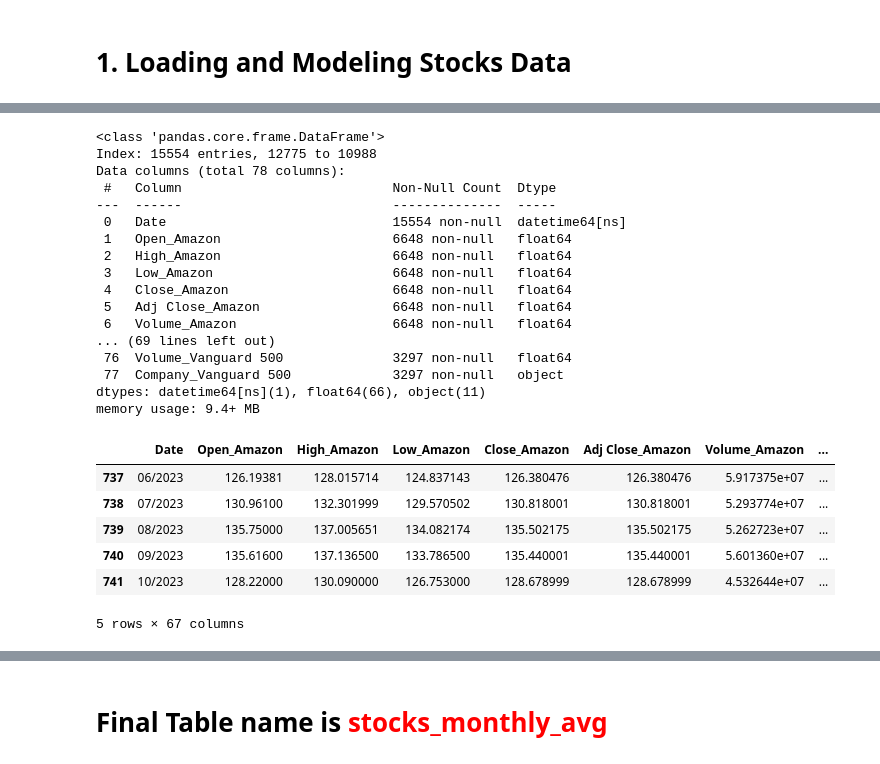
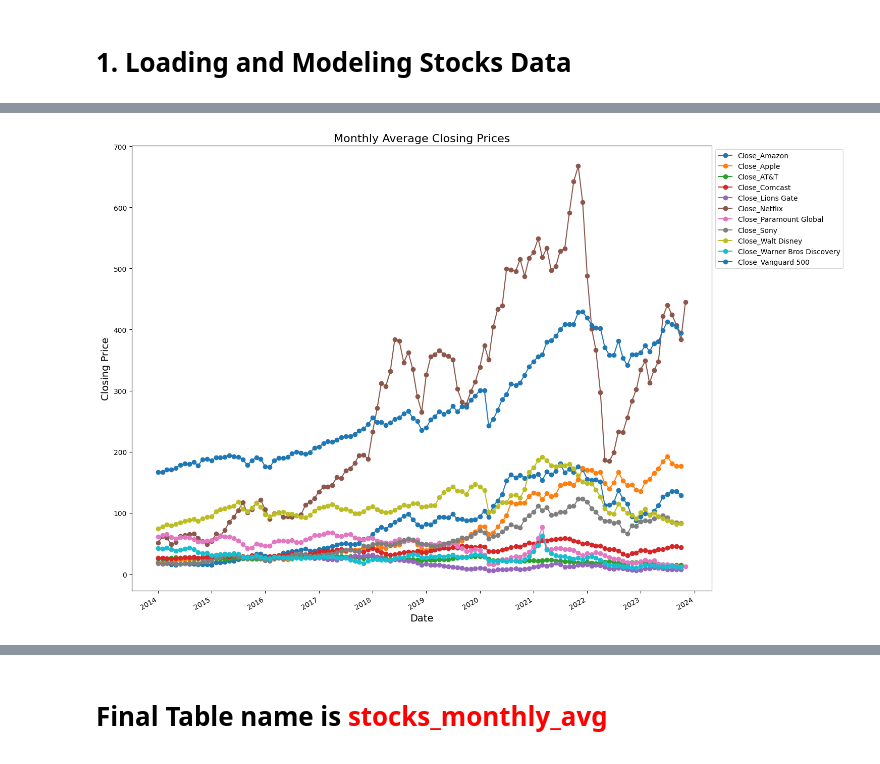
Before and after one commit to shreyashguptas/IMDbRatings-StockImpact, a Jupyter notebook: Project_dataset.ipynb, the cells around one changed output, grey strips where cells are left out. Drawn from its saved outputs; the diff is of its cells as text; code cells hidden in the pictures.

```diff
--- a/Project_dataset.ipynb
+++ b/Project_dataset.ipynb
@@ -215,24 +189,4 @@ all_stocks.tail(10)
 10 rows × 78 columns
-# %%
-all_stocks.info()
-# %% [output]
-<class 'pandas.core.frame.DataFrame'>
-Index: 15554 entries, 12775 to 10988
-Data columns (total 78 columns):
- #   Column                           Non-Null Count  Dtype
----  ------                           --------------  -----
- 0   Date                             15554 non-null  datetime64[ns]
- 1   Open_Amazon                      6648 non-null   float64
- 2   High_Amazon                      6648 non-null   float64
- 3   Low_Amazon                       6648 non-null   float64
- 4   Close_Amazon                     6648 non-null   float64
- 5   Adj Close_Amazon                 6648 non-null   float64
- 6   Volume_Amazon                    6648 non-null   float64
-... (69 lines left out)
- 76  Volume_Vanguard 500              3297 non-null   float64
- 77  Company_Vanguard 500             3297 non-null   object
-dtypes: datetime64[ns](1), float64(66), object(11)
-memory usage: 9.4+ MB
 # %%
 # Use the provided parse_dates function to convert dates
 all_stocks['Date'] = all_stocks['Date'].apply(parse_dates)
@@ -250,13 +204,53 @@ stocks_monthly_avg = all_stocks[numeric_columns].resample('M').mean()
 # Reset index to move 'Date' back to a column and format it as 'MM/YYYY'
 stocks_monthly_avg.reset_index(inplace=True)
 stocks_monthly_avg['Date'] = stocks_monthly_avg['Date'].dt.strftime('%m/%Y')
-# %%
-stocks_monthly_avg.tail()
-# %% [output]
-|  | Date | Open_Amazon | High_Amazon | Low_Amazon | Close_Amazon | Adj Close_Amazon | Volume_Amazon | ... |
-| 737 | 06/2023 | 126.19381 | 128.015714 | 124.837143 | 126.380476 | 126.380476 | 5.917375e+07 | ... |
-| 738 | 07/2023 | 130.96100 | 132.301999 | 129.570502 | 130.818001 | 130.818001 | 5.293774e+07 | ... |
-| 739 | 08/2023 | 135.75000 | 137.005651 | 134.082174 | 135.502175 | 135.502175 | 5.262723e+07 | ... |
-| 740 | 09/2023 | 135.61600 | 137.136500 | 133.786500 | 135.440001 | 135.440001 | 5.601360e+07 | ... |
-| 741 | 10/2023 | 128.22000 | 130.090000 | 126.753000 | 128.678999 | 128.678999 | 4.532644e+07 | ... |
-5 rows × 67 columns
+# %%
+# List of keywords to search for in column names
+keywords_to_drop = ['Low', 'High', 'Volume', 'Company', 'Open', 'Adj Close']
+
+# Find the columns that contain any of the keywords
+columns_to_drop = stocks_monthly_avg.filter(regex='|'.join(keywords_to_drop)).columns
+
+# Drop these columns from the DataFrame
+stocks_monthly_avg.drop(columns=columns_to_drop, inplace=True)
+# %%
+# Convert 'Date' to datetime format for filtering (assuming it is in the format MM/YYYY)
+stocks_monthly_avg['Date'] = pd.to_datetime(stocks_monthly_avg['Date'], format='%m/%Y')
+
+# Filter the DataFrame for dates greater than or equal to January 2014
+stocks_monthly_avg = stocks_monthly_avg[stocks_monthly_avg['Date'] >= '2013-12-30']
+
+# Convert 'Date' back to 'MM/YYYY' format after filtering
+stocks_monthly_avg['Date'] = stocks_monthly_avg['Date'].dt.strftime('%m/%Y')
+# %%
+import matplotlib.pyplot as plt
+import pandas as pd
+
+# Convert 'Date' to datetime format for plotting, if not already done
+stocks_monthly_avg['Date'] = pd.to_datetime(stocks_monthly_avg['Date'], format='%m/%Y')
+
+# Sort the DataFrame by 'Date' to ensure the plot is in chronological order
+stocks_monthly_avg.sort_values('Date', inplace=True)
+
+# Set the figure size for better visibility
+plt.figure(figsize=(15,10))
+
+# Loop through each column except 'Date' to plot
+for column in stocks_monthly_avg.columns:
+    if column != 'Date' and 'Close' in column:  # Check if the column name contains 'Close'
+        plt.plot(stocks_monthly_avg['Date'], stocks_monthly_avg[column], label=column, marker='o')
+
+# Add labels, title, and legend
+plt.xlabel('Date', fontsize=14)
+plt.ylabel('Closing Price', fontsize=14)
+plt.title('Monthly Average Closing Prices', fontsize=16)
+plt.legend(loc='upper left', bbox_to_anchor=(1,1))  # Place legend outside the plot
+
+# Rotate and align the tick labels
+plt.gcf().autofmt_xdate()
+
+# Show the plot
+plt.tight_layout()  # Adjust the padding between and around subplots
+plt.show()
+# %% [output]
+[figure, added]
```
Also changed, not shown: parts of 38 cells of this notebook.
